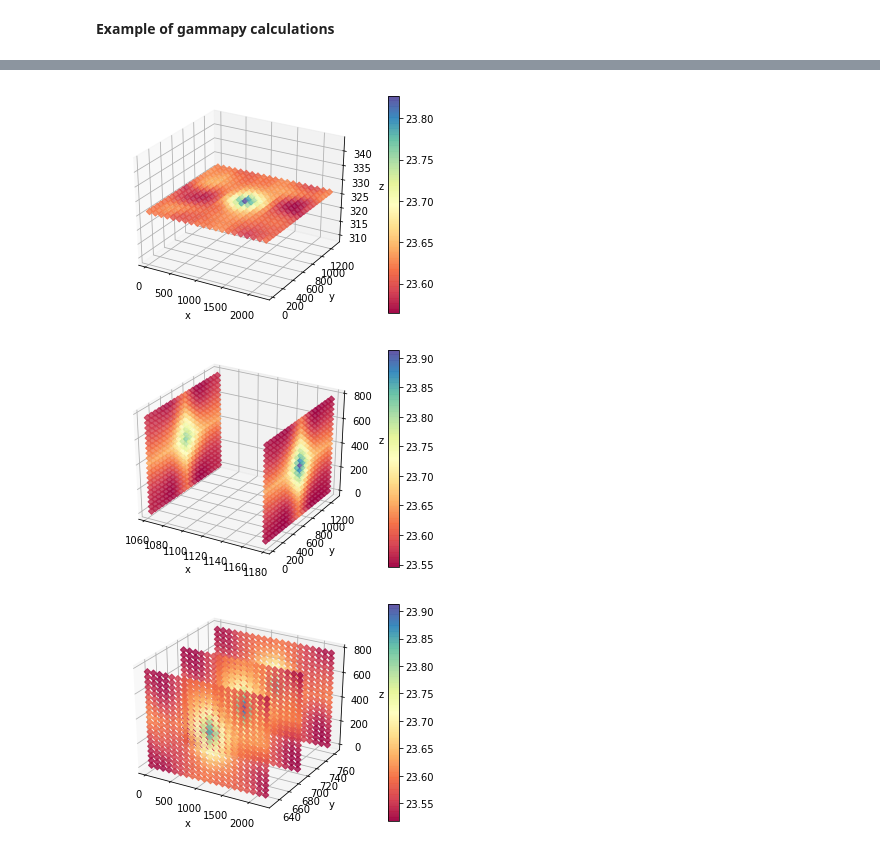
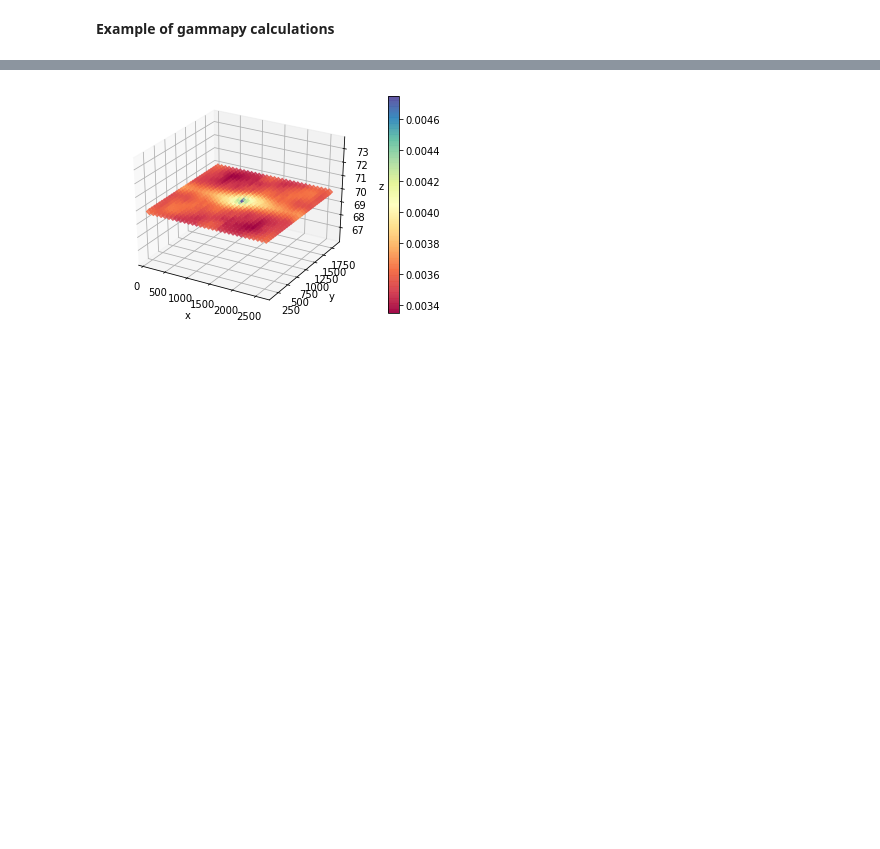
Before and after one commit to DavidDrumond/gammapy-, a Jupyter notebook: Example of gammapy library - Jupyter notebook.ipynb, the cells around one changed output, grey strips where cells are left out. Drawn from its saved outputs; the diff is of its cells as text; code cells hidden in the pictures; blank space fills up the shorter version.

```diff
--- a/Example of gammapy library - Jupyter notebook.ipynb
+++ b/Example of gammapy library - Jupyter notebook.ipynb
@@ -10,8 +10,9 @@ from IPython.display import display
 import time
 # %%
 # Import dataset
-data = np.loadtxt("Ferro 3D.dat", skiprows= 1, unpack=False)
+data = np.loadtxt("Níquel 3D.txt", skiprows= 1, unpack=False)
 df = pd.DataFrame(data, columns=['X','Y','Z','fe'])
-display(df.head(8))
+display(df.describe())
+display(df['fe'].var())
 # %% [output]
 |  | X | Y | Z | fe |
@@ -26,14 +28,13 @@ display(df.head(8))
 # %%
 # Create python object containing all experimental values
 
-nlags = 10
-lagdistance= 80
-lineartolerance = 40
+nlags = 15
+lagdistance= 30
+lineartolerance = 15
 htolerance = 45.0
 vtolerance = 45.0
-hband = 40
-vband = 40
-vband = 40
+hband = 80
+vband = 80
 azimuth = 45
 dip = 0
 
@@ -42,8 +43,9 @@ gamma = gammapy.funcs_3D(df,'X','Y','Z','fe','fe',nlags,lagdistance,
                          hband, vband, azimuth,dip)
 # %%
 # Calculate variogram values
+gamma.choice = 6000
 start = time.time()
-variogram = gamma.calculate_experimental_function("Variogram", plot_graph = True, show_pairs = True)
+variogram = gamma.calculate_experimental_function("Correlogram", plot_graph = True, show_pairs = True)
 finish = time.time()
 print(finish -start)
 # %% [output]
@@ -95,9 +151,5 @@ gamma.modelling(experimental_dataframe = variogram,
 # %%
 # Calculate average covariogram maps in three dimensions
-gamma.covariogram_map_3d('fe',5,division=20, cutz=[300,350], alpha=0.8)
-gamma.covariogram_map_3d('fe',5,division=20, cutx=[1000,1200], alpha=0.8)
-gamma.covariogram_map_3d('fe',5,division=20, cuty=[600,800], alpha=0.8)
+gamma.covariogram_map_3d('fe',10,division=30, cutz=[67,70], alpha=0.8)
 # %% [output]
-[figure, old version]
+[figure, new version]
-[figure, removed]
-[figure, removed]
```
Also changed, not shown: parts of 9 cells of this notebook, 1 other file.
